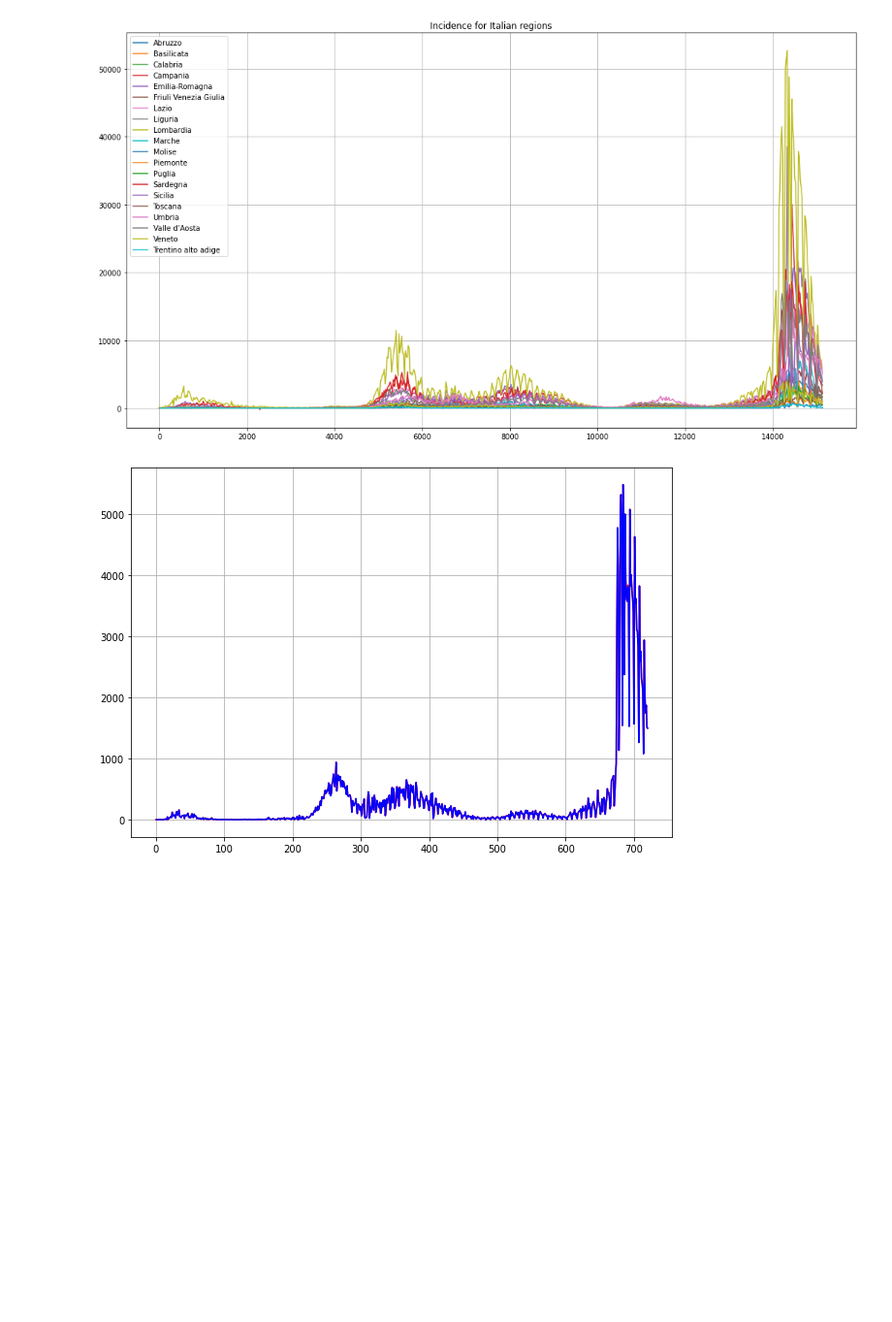
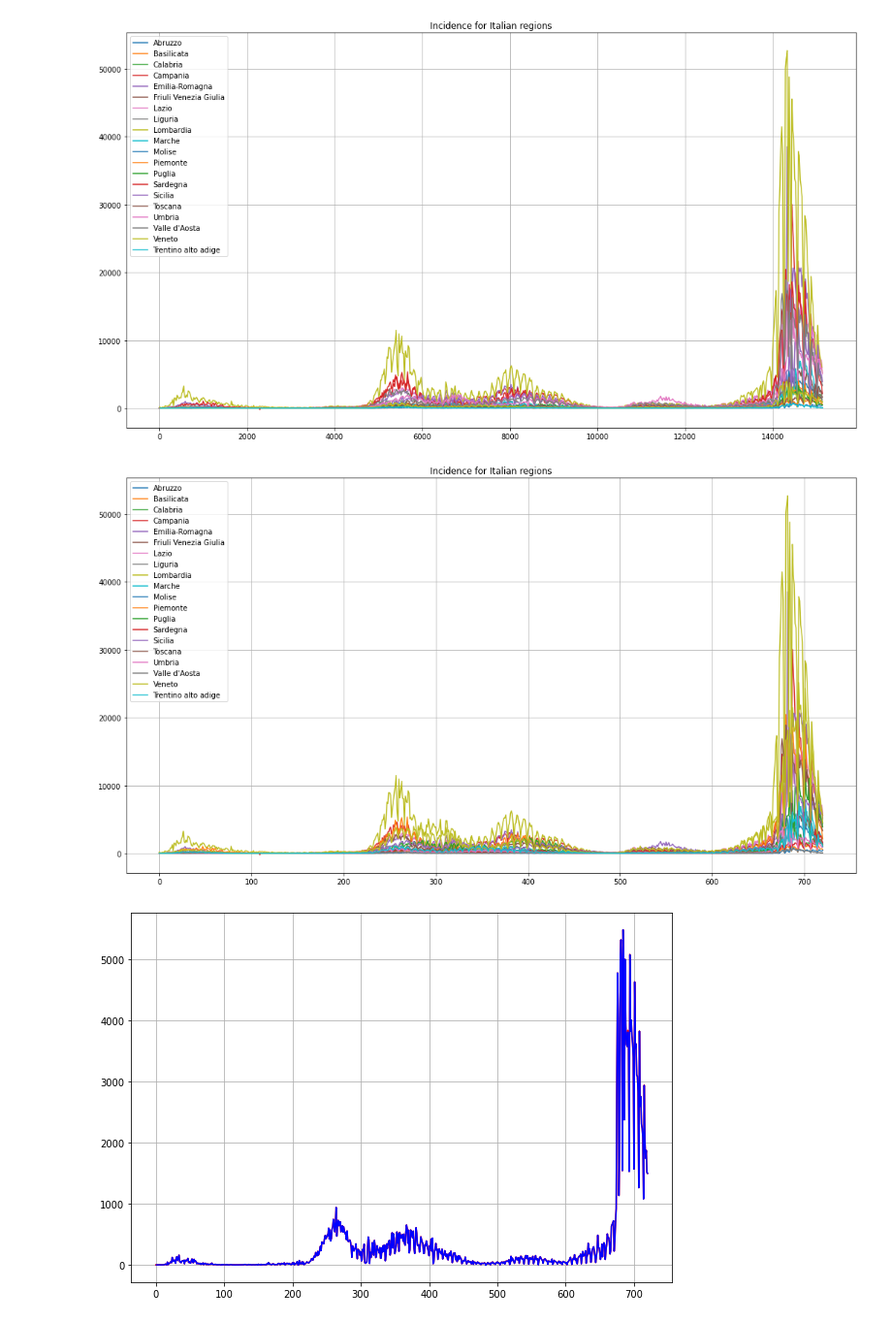
Before and after one commit to RinaldiLuca/Mobility_in_Covid19_Pandemic, a Jupyter notebook: Sam.ipynb, the cells around one changed output. Shown at 97% size. Saved outputs shown, nothing was run; the diff lists cells and outputs as text; code cells hidden in the pictures; blank space fills up the shorter version.

```diff
--- a/Sam.ipynb
+++ b/Sam.ipynb
@@ -52,6 +49,11 @@ array(['Abruzzo', 'Basilicata', 'Calabria', 'Campania', 'Emilia-Romagna',
        'Molise', 'Piemonte', 'Puglia', 'Sardegna', 'Sicilia', 'Toscana',
        'Umbria', "Valle d'Aosta", 'Veneto', 'Trentino alto adige'],
       dtype=object)
+# %%
+df_trentino['denominazione_regione'] = 'Trentino alto adige'
+# %%
+df_prot_civ = pd.concat([df, df_trentino], ignore_index=True)
+df_prot_civ = df_prot_civ[(df_prot_civ['denominazione_regione'] != 'P.A. Bolzano') & (df_prot_civ['denominazione_regione'] != 'P.A. Trento')]
 # %%
 df1 = pd.read_csv('./iss_incid/iss_bydate_abruzzo_positivi.csv')
 df1_copy = df1.iloc[3:708].copy()
@@ -95,6 +97,19 @@ plt.title('Incidence for Italian regions')
 plt.legend();
 # %% [output]
 [figure]
+# %%
+# comprehensive version with a unique dataframe
+plt.figure(figsize=(18,10))
+
+for i in df_prot_civ.denominazione_regione.unique():
+    # print(i)
+    # print(len(df_prot_civ[df_prot_civ['denominazione_regione'] == i]))
+    plt.plot(np.arange(721), df_prot_civ[df_prot_civ['denominazione_regione'] == i].nuovi_positivi, label = i)
+plt.grid()
+plt.title('Incidence for Italian regions')
+plt.legend();
+# %% [output]
+[figure, added]
 # %%
 x = np.arange(721)
 plt.figure(figsize = (10,7))
```
Also changed, not shown: parts of 11 cells of this notebook, 1 other file.
